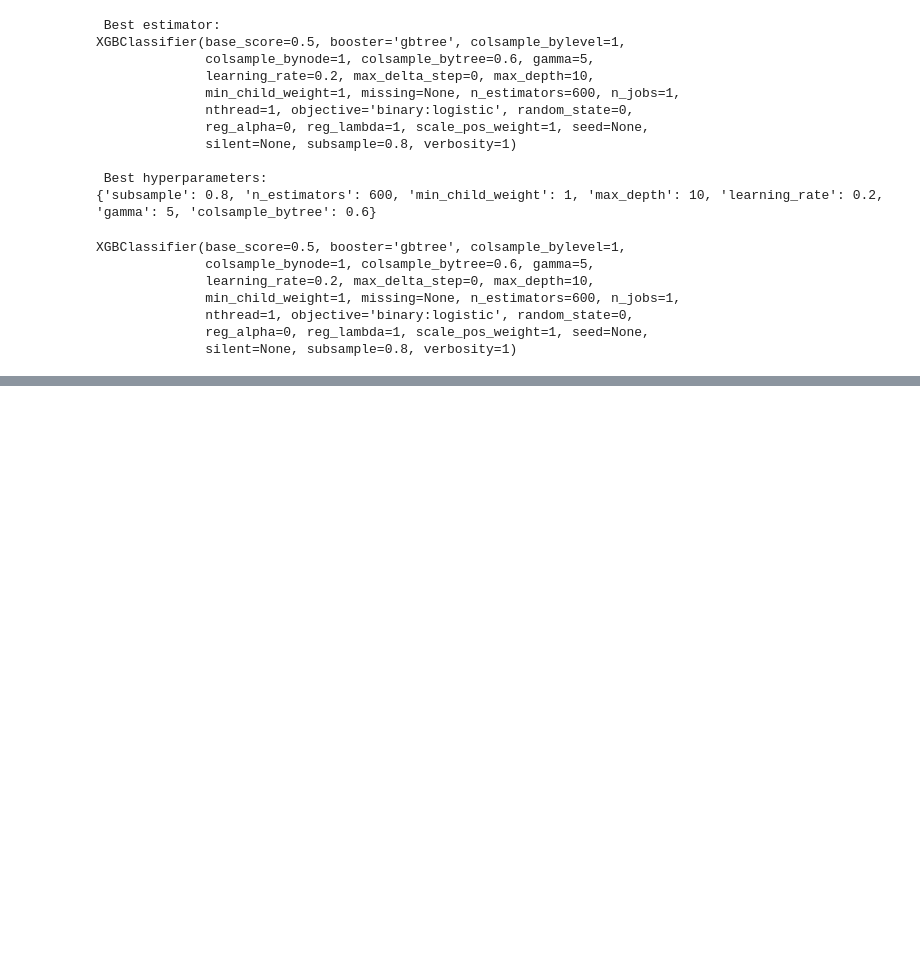
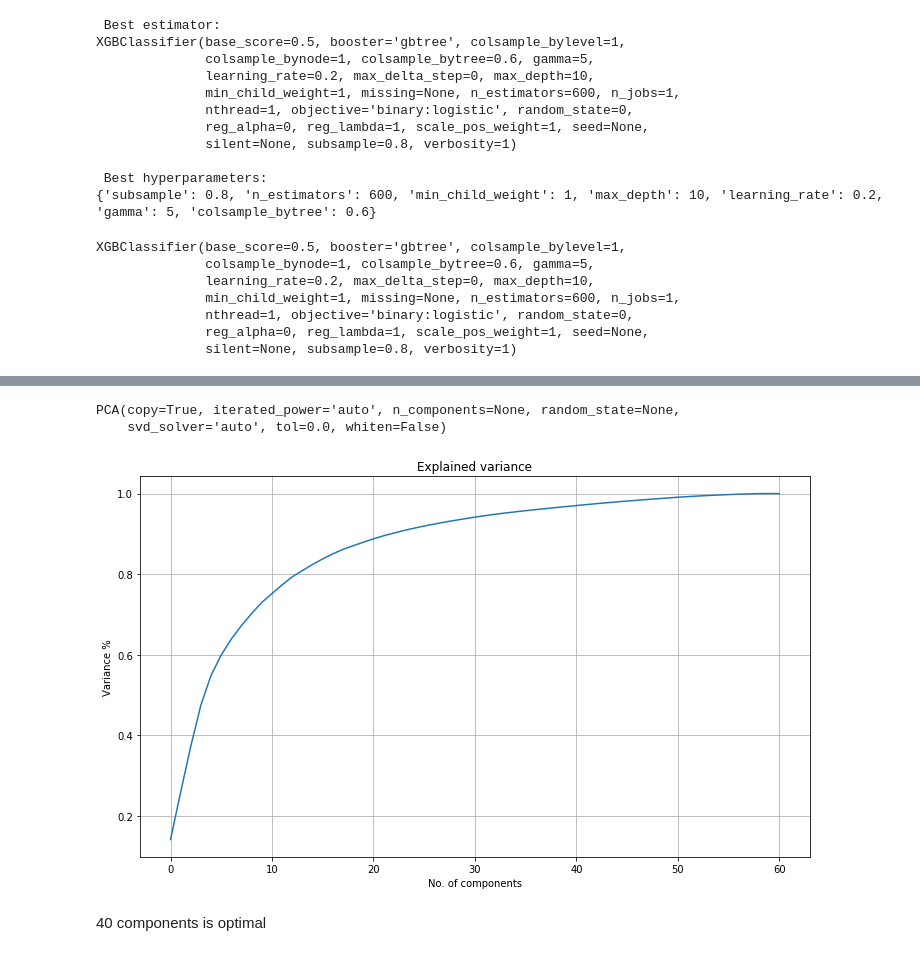
Before and after one commit to PraneethVasarla/HR-Analytics, a Jupyter notebook: HR Analytics-Copy1.ipynb, the cells around one changed output, grey strips where cells are left out. Saved outputs shown, nothing was run; the diff lists cells and outputs as text; code cells hidden in the pictures; blank space fills up the shorter version.

```diff
--- a/HR Analytics-Copy1.ipynb
+++ b/HR Analytics-Copy1.ipynb
@@ -1796,0 +1832,23 @@ sub_fine_tuned1Random.to_csv('sub_fine_tuned1Random.csv',index=False)
+# %%
+train_pca = X_resampled
+# %%
+scaler = MinMaxScaler()
+# %%
+train_scaled = scaler.fit_transform(train_pca)
+# %%
+pca = PCA()
+pca.fit(train_scaled)
+# %% [output]
+PCA(copy=True, iterated_power='auto', n_components=None, random_state=None,
+    svd_solver='auto', tol=0.0, whiten=False)
+# %%
+plt.figure(figsize=(12,7))
+plt.plot(np.cumsum(pca.explained_variance_ratio_))
+plt.xlabel('No. of components')
+plt.ylabel('Variance %')
+plt.title('Explained variance')
+plt.grid(True)
+# %% [output]
+[figure, added]
+# %% [markdown]
+40 components is optimal
```
Also changed, not shown: parts of 37 cells of this notebook, 1 other file.
